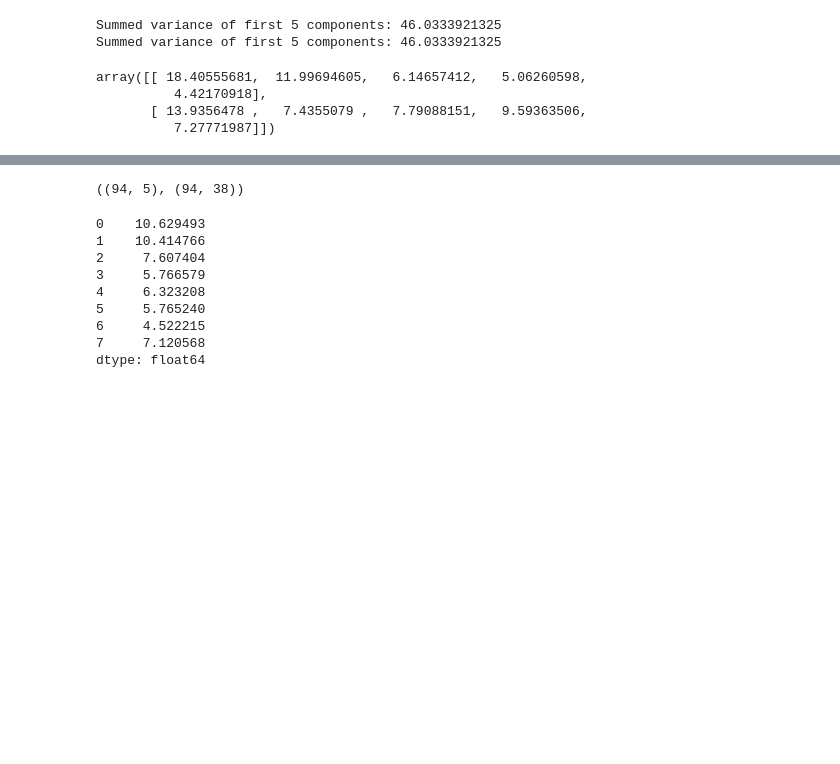
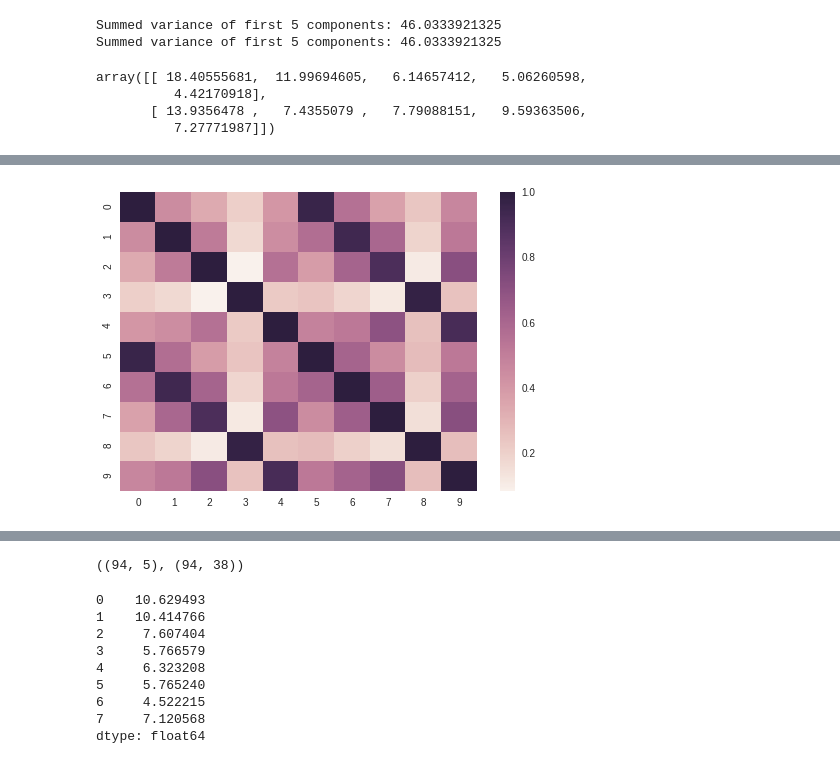
Before and after one commit to nandanrao/education, a Jupyter notebook: defense.ipynb, the cells around one changed output, grey strips where cells are left out. Cells and saved outputs as stored; diff of their text form; code cells hidden in the pictures; blank space fills up the shorter version.

```diff
--- a/defense.ipynb
+++ b/defense.ipynb
@@ -169,8 +177,10 @@ print get_projected_variance(bf_survey, bf_comps.T)
 # print np.linalg.norm(normalize(bigfive))
 # %%
 corr = np.corrcoef(F, bigfive, rowvar=False)
-p = sns.heatmap(pd.DataFrame(corr).iloc[0:5,0:10])
+p = sns.heatmap(pd.DataFrame(corr))
 plt.show()
+# %% [output]
+[figure, added]
 # %%
 from factor_rotation._analytic_rotation import target_rotation
 from factor_rotation._gpa_rotation import orthomax_objective
```
Also changed, not shown: parts of 9 cells of this notebook, 1 other file.
